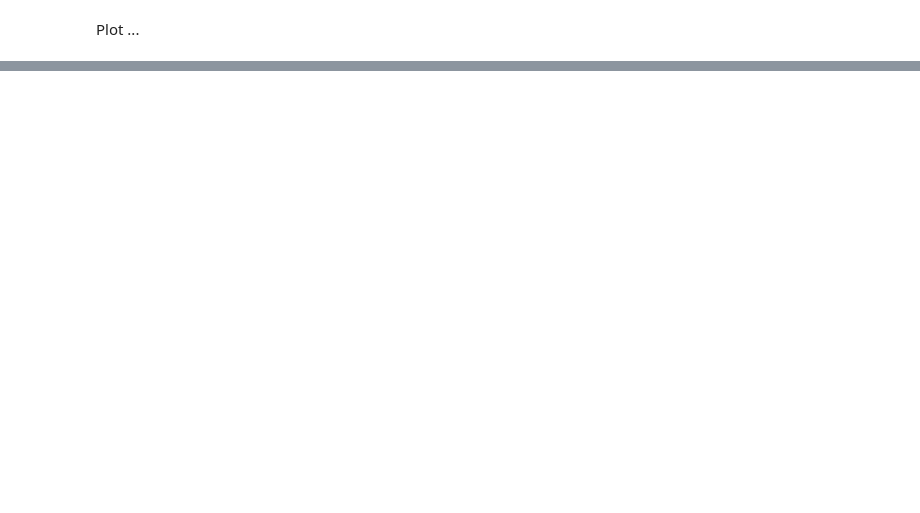
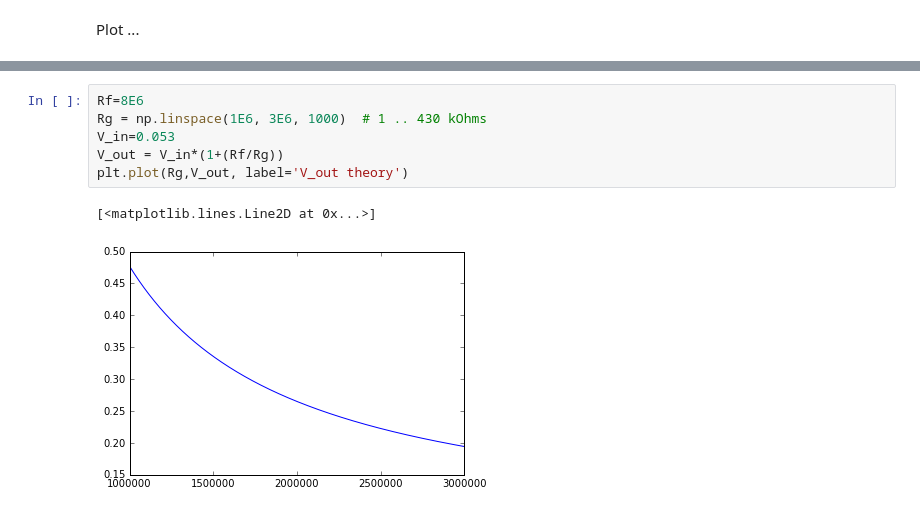
Before and after one commit to koson/conductivity-research, a Jupyter notebook: wien.ipynb, the cells around one changed output, grey strips where cells are left out. Drawn from its saved outputs; the diff is of its cells as text; blank space fills up the shorter version.

```diff
--- a/wien.ipynb
+++ b/wien.ipynb
@@ -77,0 +134,9 @@ The difference between V_envelope and V_out is expected, and is due to the diode
+# %%
+Rf=8E6
+Rg = np.linspace(1E6, 3E6, 1000)  # 1 .. 430 kOhms
+V_in=0.053
+V_out = V_in*(1+(Rf/Rg))
+plt.plot(Rg,V_out, label='V_out theory')
+# %% [output]
+[<matplotlib.lines.Line2D at 0x...>]
+[figure, added]
```
Also changed, not shown: parts of 46 cells of this notebook, 2 other files.
